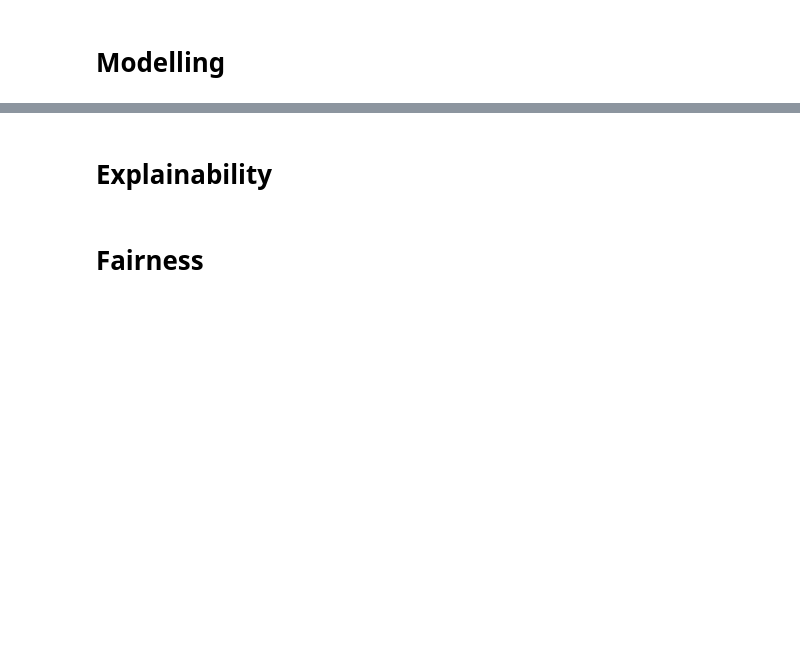
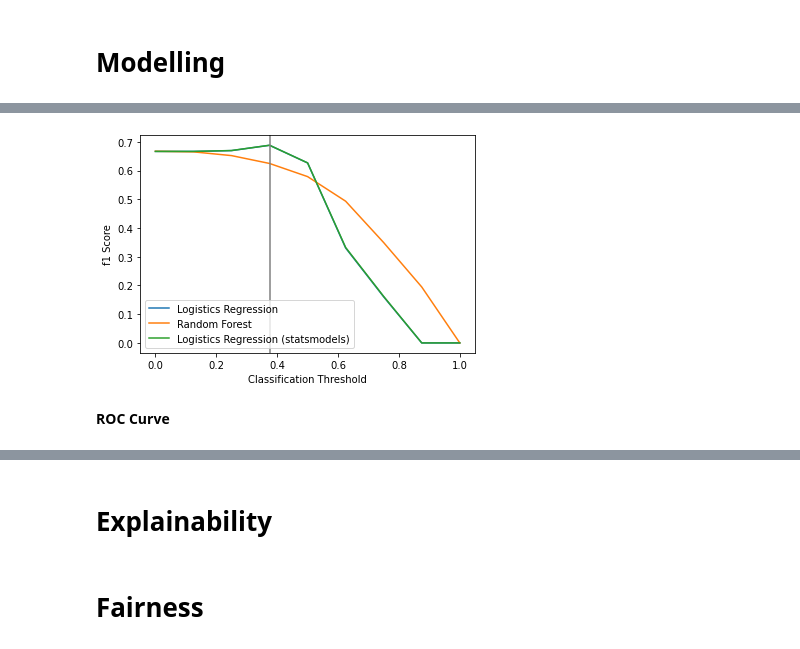
Before and after one commit to pmavrodiev/insurify-ds-challenge, a Jupyter notebook: submission-pavlin.ipynb, the cells around one changed output, grey strips where cells are left out. Cells and saved outputs as stored; diff of their text form; code cells hidden in the pictures; blank space fills up the shorter version.

```diff
--- a/submission-pavlin.ipynb
+++ b/submission-pavlin.ipynb
@@ -79,0 +396,4 @@ VBox(children=(Tab(children=(Tab(children=(GridBox(children=(VBox(children=(Grid
+# %%
+y_pred_lr = best_estimator_lr.predict_proba(X_test)[:,pos_label_index_lr]
+y_pred_rf = rf_pipe.predict_proba(X_test)[:,pos_label_index_rf]
+y_pred_sm = log_reg_sm.predict(sm_test_data)
@@ -79,0 +445,28 @@ VBox(children=(Tab(children=(Tab(children=(GridBox(children=(VBox(children=(Grid
+# %%
+f1scores_lr = []
+f1scores_rf = []
+f1scores_sm = []
+
+max_f1 = -10
+max_th = -10
+
+for th in np.linspace(0, 1, 9):
+    f1_lr = f1_score(y_test['sale'], 1 * (y_pred_lr > th))
+    f1_rf = f1_score(y_test['sale'], 1 * (y_pred_rf > th))
+    f1_sm = f1_score(y_test['sale'], 1 * (y_pred_sm > th))
+
+    if f1_lr > max_f1:
+        max_f1 = f1_lr
+        max_th = th
+
+    if f1_rf > max_f1:
+        max_f1 = f1_rf
+        max_th = th
+
+    if f1_sm > max_f1:
+        max_f1 = f1_sm
+        max_th = th
+
+    f1scores_sm.append(f1_sm)
+    f1scores_lr.append(f1_lr)
+    f1scores_rf.append(f1_rf)
@@ -79,0 +477,16 @@ VBox(children=(Tab(children=(Tab(children=(GridBox(children=(VBox(children=(Grid
+# %%
+f, axes = plt.subplots(1,1)
+
+seaborn.lineplot(x=np.linspace(0, 1, 9), y=f1scores_lr, estimator=None, ax=axes, label='Logistics Regression');
+seaborn.lineplot(x=np.linspace(0, 1, 9), y=f1scores_rf, estimator=None, ax=axes, label='Random Forest');
+seaborn.lineplot(x=np.linspace(0, 1, 9), y=f1scores_sm, estimator=None, ax=axes,
+                 label='Logistics Regression (statsmodels)');
+plt.axvline(x=max_th, color='grey')
+
+
+plt.xlabel('Classification Threshold');
+plt.ylabel('f1 Score');
+# %% [output]
+[figure, added]
+# %% [markdown]
+**ROC Curve**
```
Also changed, not shown: parts of 76 cells of this notebook.
